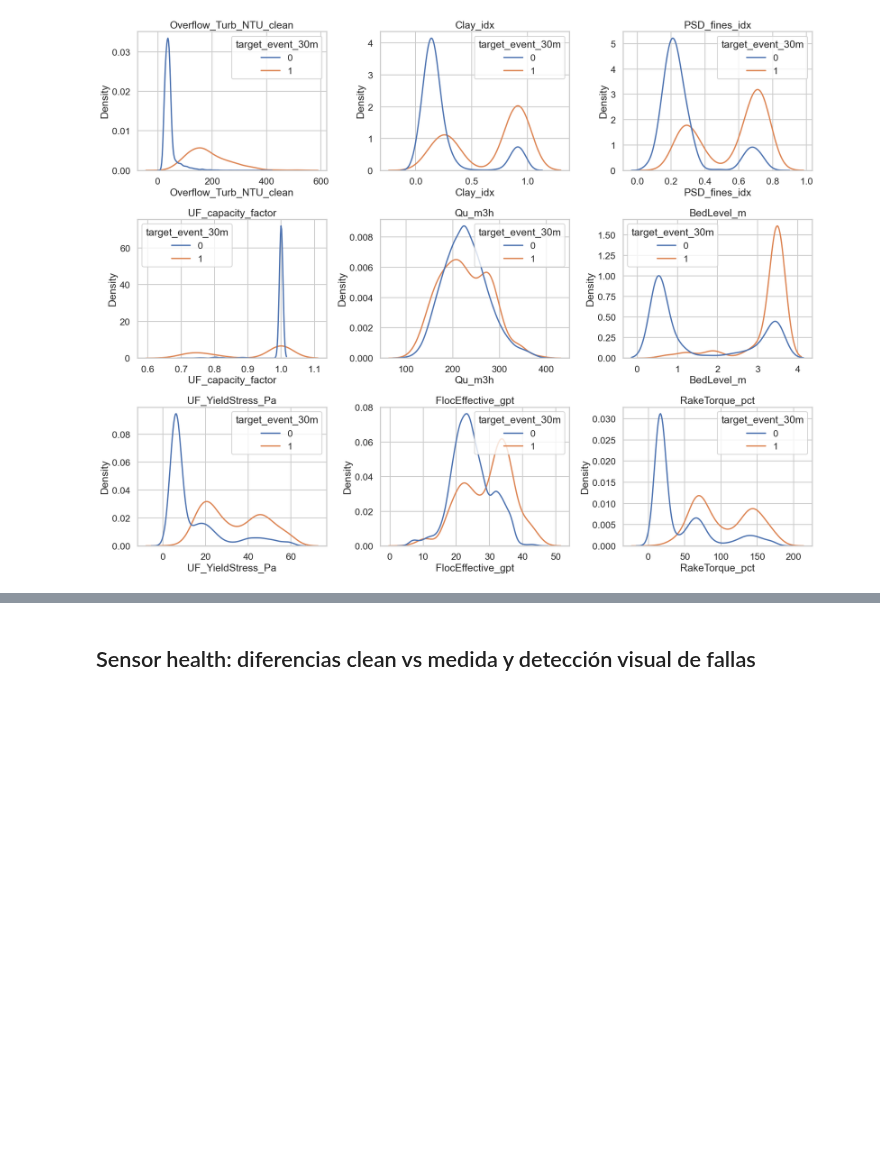
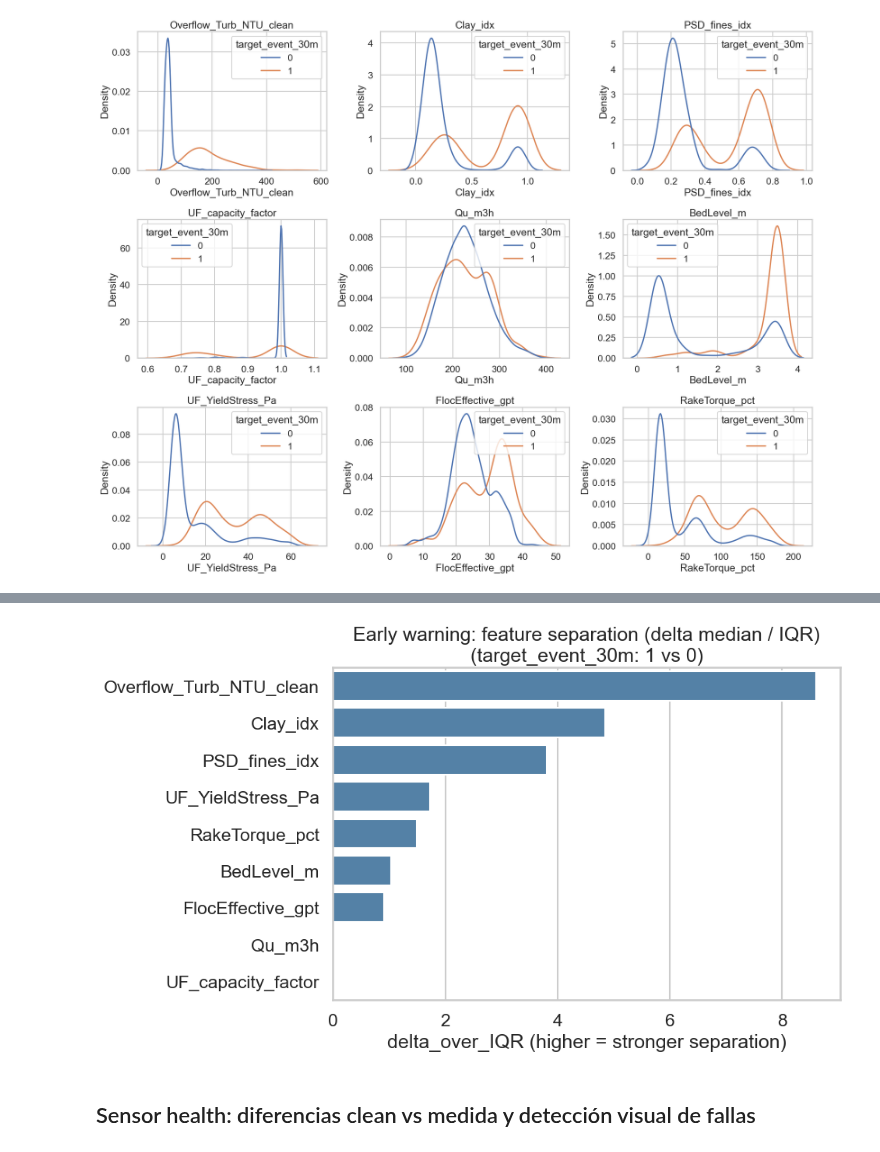
Before and after one commit to MatiasValenzuelaMunoz/Thickener-Water-Recovery-Sentinel-TWS, a Jupyter notebook: notebooks/01_eda.ipynb, the cells around one changed output, grey strips where cells are left out. Saved outputs shown, nothing was run; the diff lists cells and outputs as text; code cells hidden in the pictures; blank space fills up the shorter version.

```diff
--- a/notebooks/01_eda.ipynb
+++ b/notebooks/01_eda.ipynb
@@ -205,3 +253,18 @@ plt.show()
+# %%
+import seaborn as sns
+import matplotlib.pyplot as plt
+
+top = eff.head(10).copy()
+
+plt.figure(figsize=(10,6))
+sns.barplot(top, y="feature", x="delta_over_IQR", color="steelblue")
+plt.title("Early warning: feature separation (delta median / IQR)\n(target_event_30m: 1 vs 0)")
+plt.xlabel("delta_over_IQR (higher = stronger separation)")
+plt.ylabel("")
+plt.tight_layout()
+plt.show()
+# %% [output]
+[figure, added]
 # %% [markdown]
 ## Sensor health: diferencias clean vs medida y detección visual de fallas
 # %%
```
Also changed, not shown: parts of 9 cells of this notebook, 2 other files.
